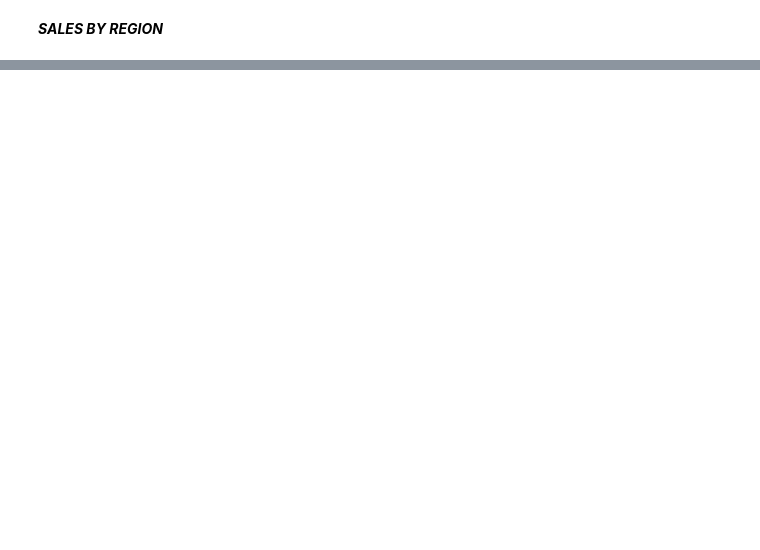
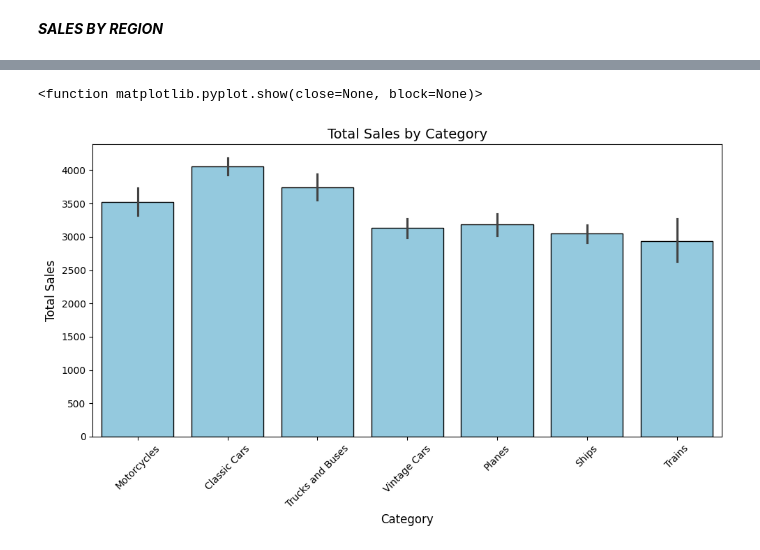
Before and after one commit to anaghasurendran145-maker/mmmm, a Jupyter notebook: Sales_level_1.ipynb, the cells around one changed output, grey strips where cells are left out. Drawn from its saved outputs; the diff is of its cells as text; code cells hidden in the pictures; blank space fills up the shorter version.

```diff
--- a/Sales_level_1.ipynb
+++ b/Sales_level_1.ipynb
@@ -50,0 +134,12 @@ Here from the graph it is explicitly showing that, the top-performing region is
+# %%
+plt.figure(figsize=(10,6))
+sns.barplot(data=sales_data,x='PRODUCTLINE',y='SALES',color='skyblue',edgecolor='black')
+plt.title("Total Sales by Category",fontsize=14)
+plt.xlabel("Category",fontsize=12)
+plt.ylabel("Total Sales",fontsize=12)
+plt.xticks(rotation=45)
+plt.tight_layout()
+plt.show
+# %% [output]
+<function matplotlib.pyplot.show(close=None, block=None)>
+[figure, added]
```
Also changed, not shown: parts of 15 cells of this notebook.
